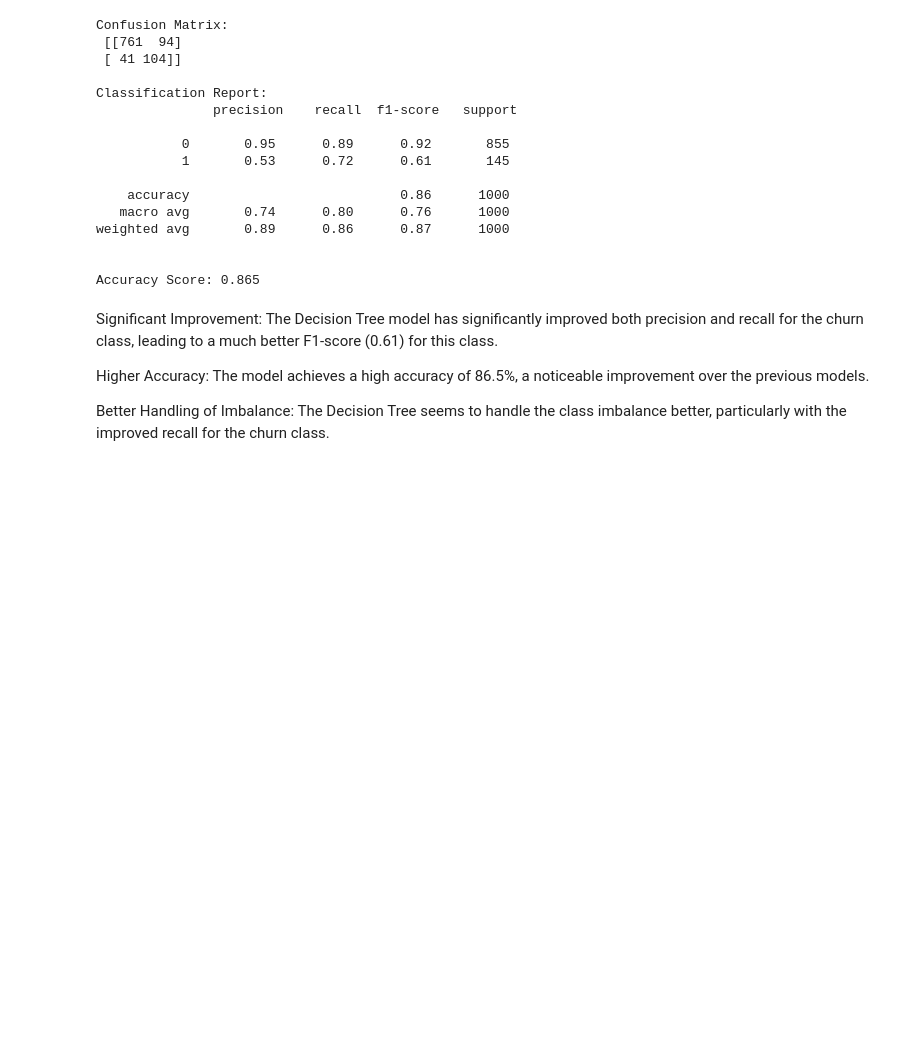
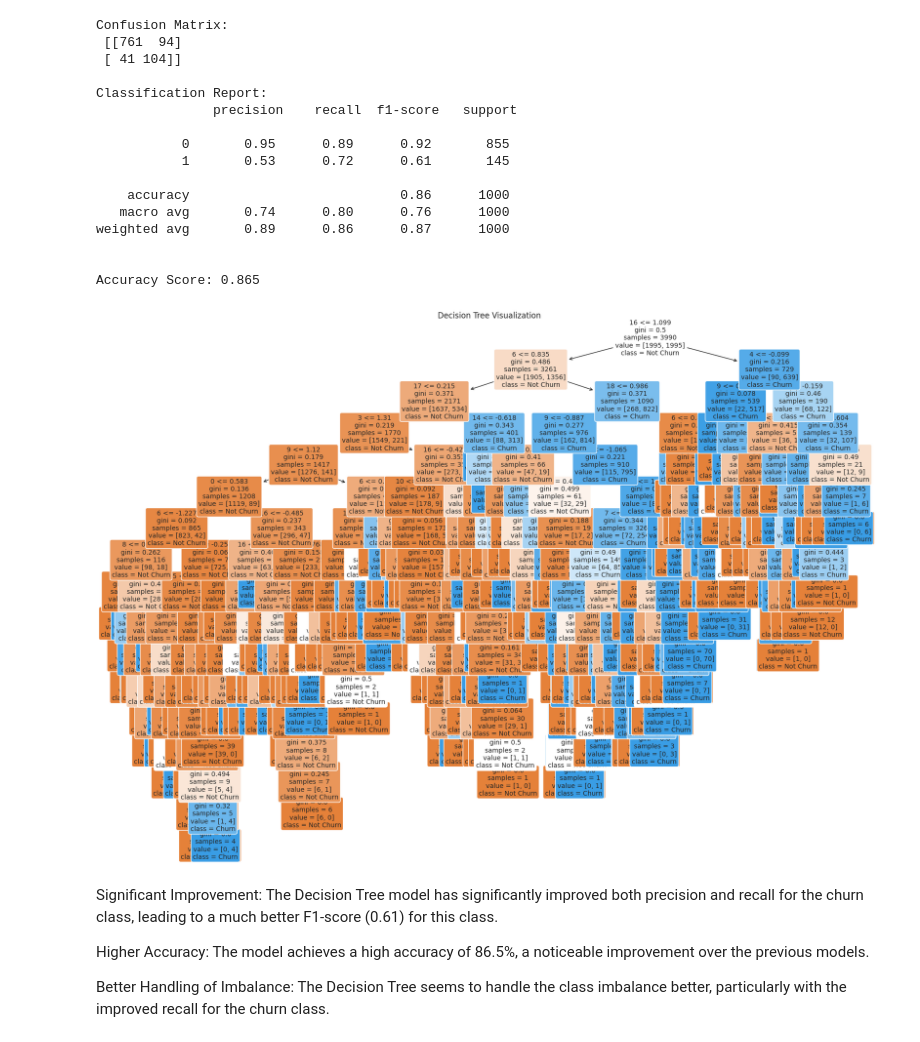
Before and after one commit to Kanyi254/Syria-Tel-Project, a Jupyter notebook: syriatel.ipynb, the cells around one changed output. Cells and saved outputs as stored; diff of their text form; code cells hidden in the pictures; blank space fills up the shorter version.

```diff
--- a/syriatel.ipynb
+++ b/syriatel.ipynb
@@ -566,6 +609,19 @@ weighted avg       0.89      0.86      0.87      1000
 
 
 Accuracy Score: 0.865
+# %%
+# Plot the decision tree
+plt.figure(figsize=(20, 15))
+plot_tree(dt_model,
+          feature_names=X_train_res.columns,
+          class_names=['Not Churn', 'Churn'],
+          filled=True,
+          rounded=True,
+          fontsize=10)
+plt.title("Decision Tree Visualization")
+plt.show()
+# %% [output]
+[figure, added]
 # %% [markdown]
 Significant Improvement: The Decision Tree model has significantly improved both precision and recall for the churn class, leading to a much better F1-score (0.61) for this class.
 
```
Also changed, not shown: parts of 3 cells of this notebook.
